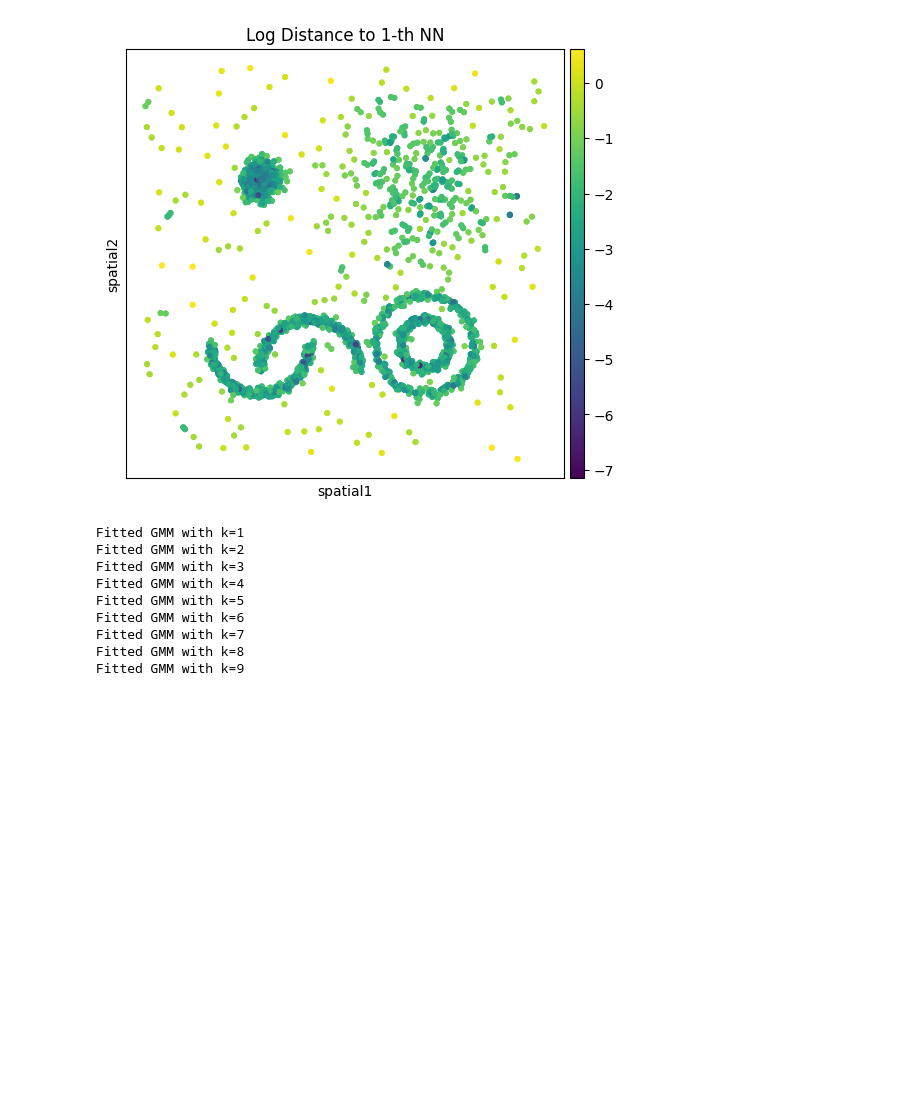
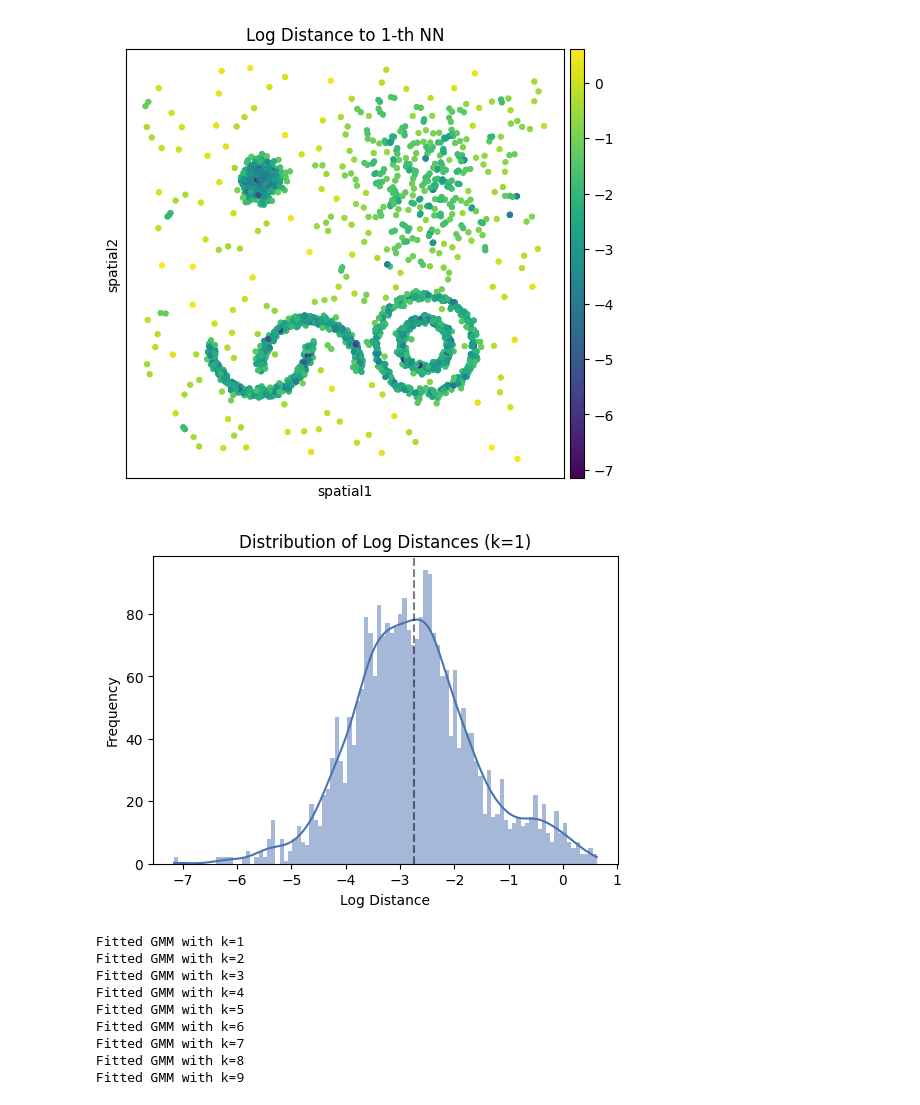
Before and after one commit to LLehner/Adaptive-Niche, a Jupyter notebook: test_example.ipynb, the cells around one changed output. Drawn from its saved outputs; the diff is of its cells as text; code cells hidden in the pictures; blank space fills up the shorter version.

Commit message:
add plots for histogram, add option for log1p, update test_examples.ipynb

```diff
--- a/test_example.ipynb
+++ b/test_example.ipynb
@@ -11,6 +11,10 @@ plotting.plot_knn_distance(adata, k=1)
 # %% [output]
 WARNING: Please specify a valid `library_id` or set it permanently in `adata.uns['spatial']`
 [figure]
+# %%
+plotting.plot_knn_histogram(adata, k=1, bins=100)
+# %% [output]
+[figure, added]
 # %%
 results = clustering.fit_gmm(adata, distance_key="1_nn_distance", k_range=range(1,10))
 # Some functionality missing like multiple inits
```
Also changed, not shown: parts of 4 cells of this notebook, 3 other files.
